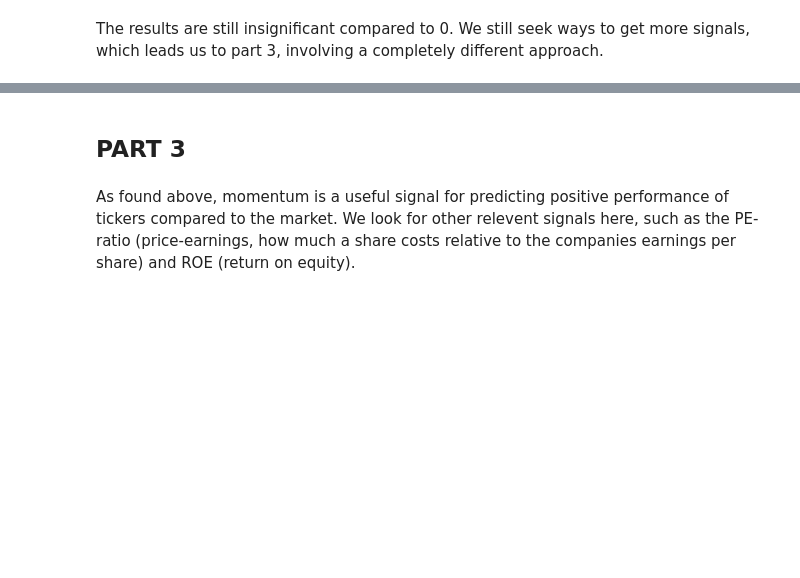
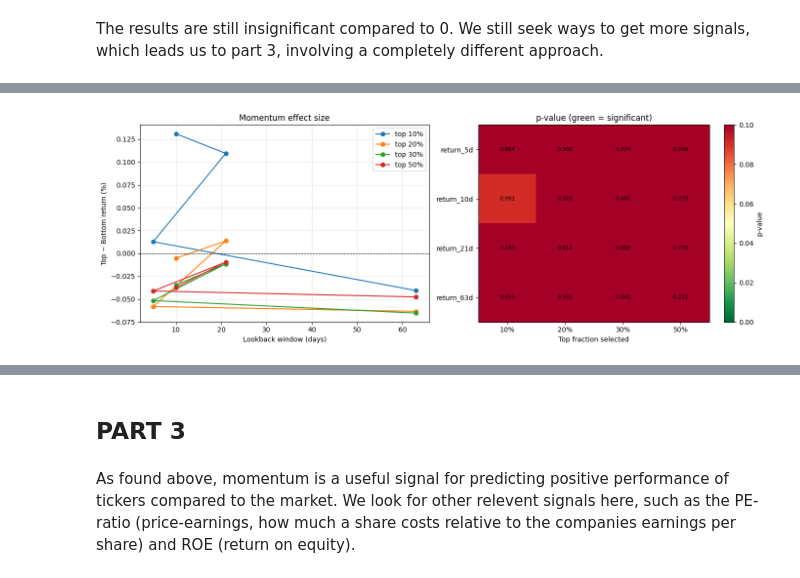
Before and after one commit to oscar-lewis-3333/trading-portfolio, a Jupyter notebook: ml_trading_signals/notebooks/ml_signals.ipynb, the cells around one changed output, grey strips where cells are left out. Drawn from its saved outputs; the diff is of its cells as text; code cells hidden in the pictures; blank space fills up the shorter version.

```diff
--- a/ml_trading_signals/notebooks/ml_signals.ipynb
+++ b/ml_trading_signals/notebooks/ml_signals.ipynb
@@ -490,0 +463,3 @@ The results are still insignificant compared to 0. We still seek ways to get mor
+# %%
+sp500 = get_sp500_tickers()
+pooled_sp500 = build_multi_ticker_dataset(sp500, period="5y", horizon=21)
@@ -490,0 +489,3 @@ The results are still insignificant compared to 0. We still seek ways to get mor
+# %%
+pooled_sp500_v2 = excess_return_target(pooled_sp500, horizon=21)
+sweep_sp500 = momentum_baseline_sweep(pooled_sp500_v2)
@@ -490,0 +501,4 @@ The results are still insignificant compared to 0. We still seek ways to get mor
+# %%
+plot_momentum_sweep(sweep_sp500)
+# %% [output]
+[figure, added]
```
Also changed, not shown: parts of 33 cells of this notebook, 9 other files.
